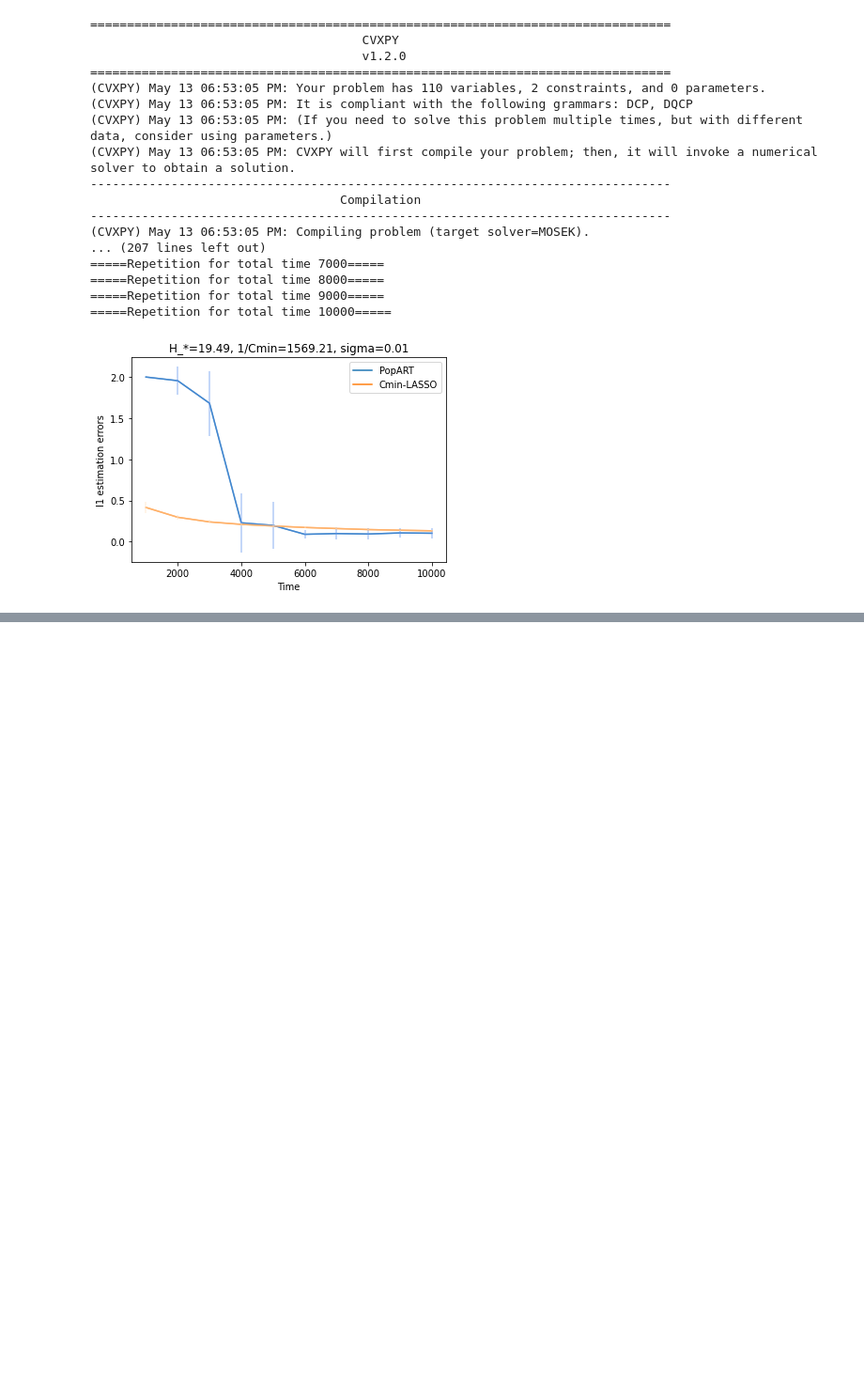
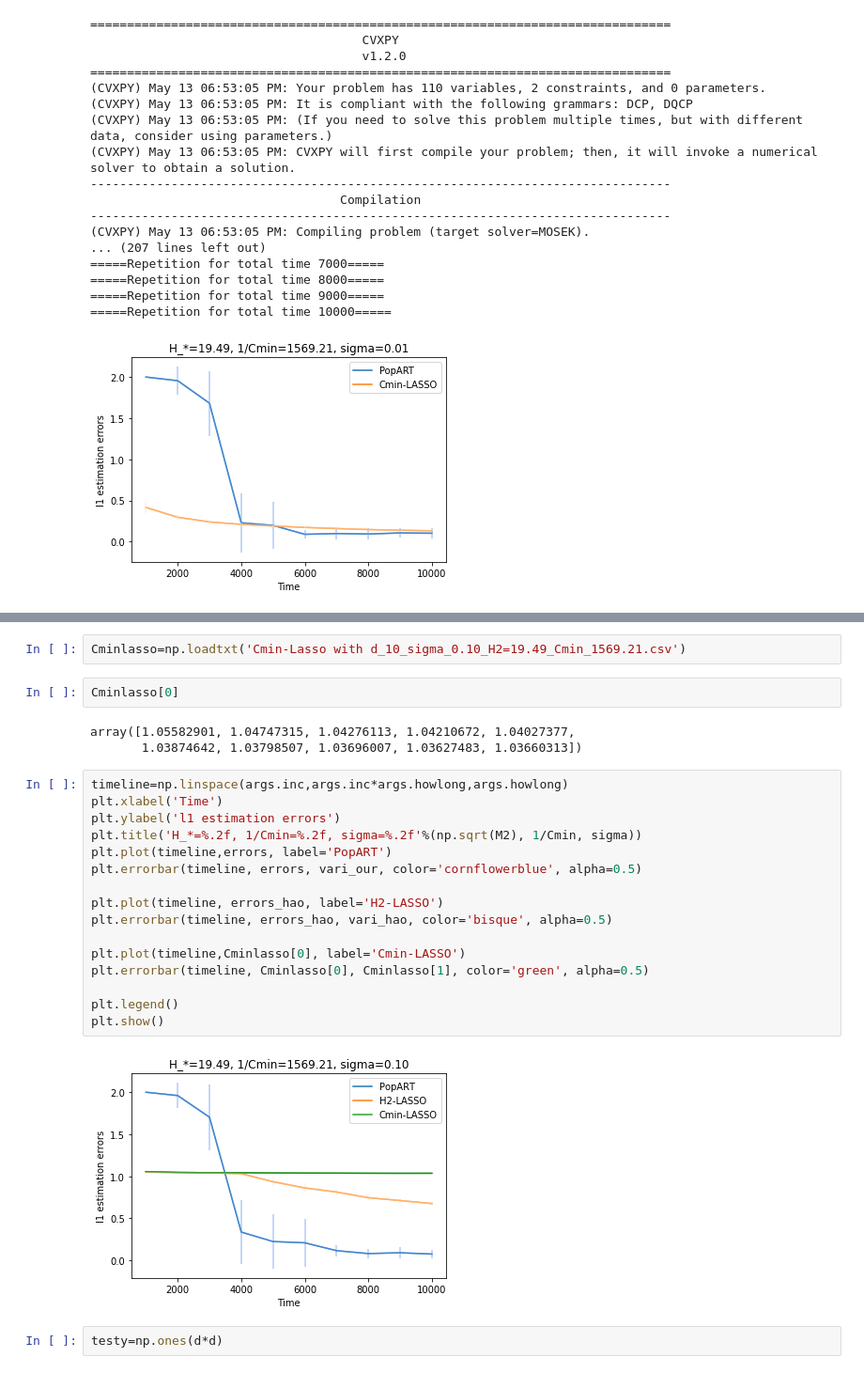
Before and after one commit to jajajang/sparse, a Jupyter notebook: l1 experi theta=(-1,1).ipynb, the cells around one changed output, grey strips where cells are left out. Shown at 94% size. Cells and saved outputs as stored; diff of their text form; blank space fills up the shorter version.

```diff
--- a/l1 experi theta=(-1,1).ipynb
+++ b/l1 experi theta=(-1,1).ipynb
@@ -63,0 +108,27 @@
+# %%
+Cminlasso=np.loadtxt('Cmin-Lasso with d_10_sigma_0.10_H2=19.49_Cmin_1569.21.csv')
+# %%
+Cminlasso[0]
+# %% [output]
+array([1.05582901, 1.04747315, 1.04276113, 1.04210672, 1.04027377,
+       1.03874642, 1.03798507, 1.03696007, 1.03627483, 1.03660313])
+# %%
+timeline=np.linspace(args.inc,args.inc*args.howlong,args.howlong)
+plt.xlabel('Time')
+plt.ylabel('l1 estimation errors')
+plt.title('H_*=%.2f, 1/Cmin=%.2f, sigma=%.2f'%(np.sqrt(M2), 1/Cmin, sigma))
+plt.plot(timeline,errors, label='PopART')
+plt.errorbar(timeline, errors, vari_our, color='cornflowerblue', alpha=0.5)
+
+plt.plot(timeline, errors_hao, label='H2-LASSO')
+plt.errorbar(timeline, errors_hao, vari_hao, color='bisque', alpha=0.5)
+
+plt.plot(timeline,Cminlasso[0], label='Cmin-LASSO')
+plt.errorbar(timeline, Cminlasso[0], Cminlasso[1], color='green', alpha=0.5)
+
+plt.legend()
+plt.show()
+# %% [output]
+[figure, added]
+# %%
+testy=np.ones(d*d)
```
Also changed, not shown: parts of 8 cells of this notebook, 11 other files.
